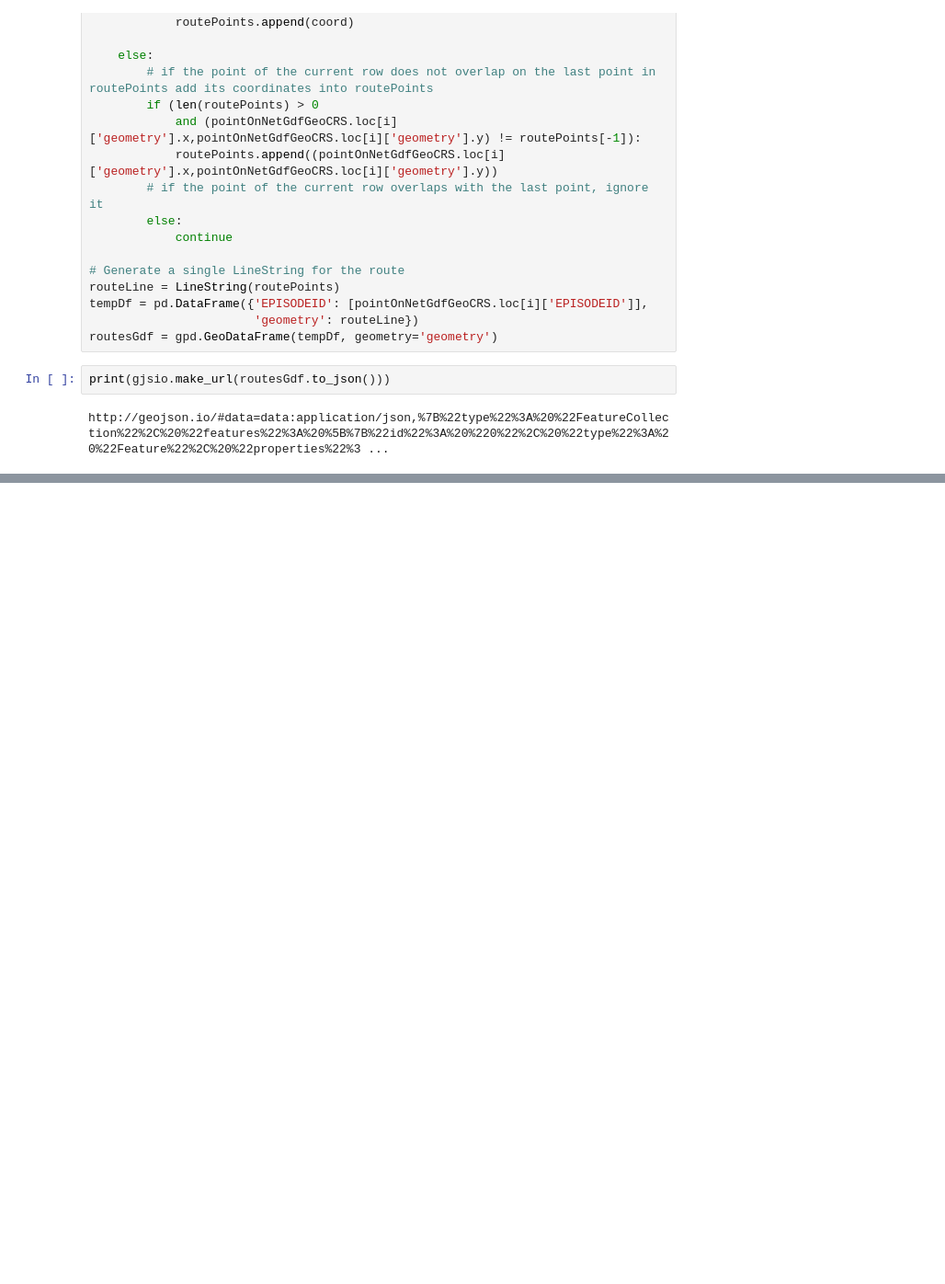
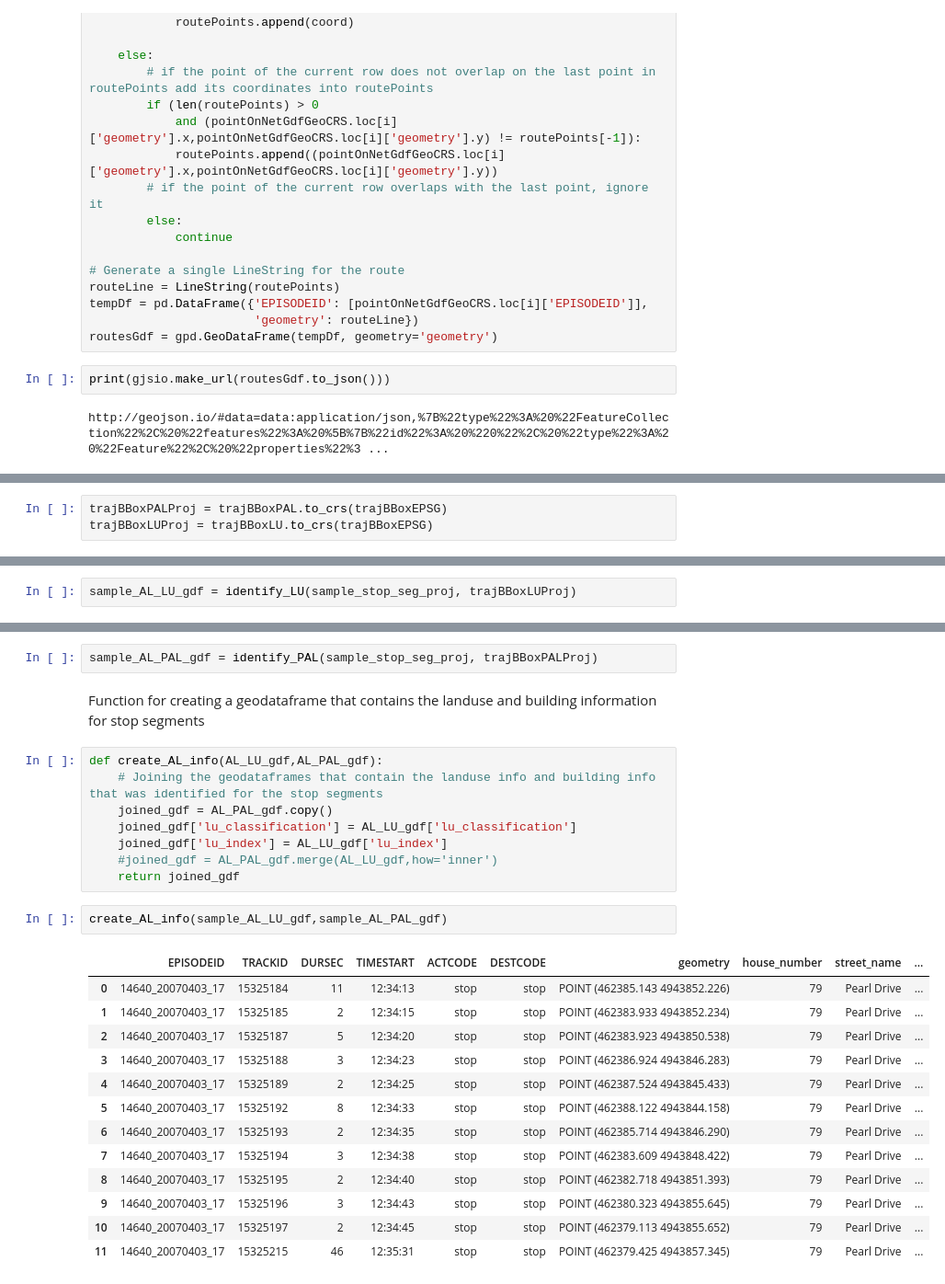
Before and after one commit to paezha/PyERT-BLACK, a Jupyter notebook: src/POC_Notebook/PyERT_poc.ipynb, the cells around one changed output, grey strips where cells are left out. Shown at 92% size. Drawn from its saved outputs; the diff is of its cells as text; blank space fills up the shorter version.

Commit message:
Updated POC jupyter notebook, added sample code for adding landuse and buildings info into stop segments

```diff
--- a/src/POC_Notebook/PyERT_poc.ipynb
+++ b/src/POC_Notebook/PyERT_poc.ipynb
@@ -836,0 +956,3 @@ http://geojson.io/#data=data:application/json,%7B%22type%22%3A%20%22FeatureColle
+# %%
+trajBBoxPALProj = trajBBoxPAL.to_crs(trajBBoxEPSG)
+trajBBoxLUProj = trajBBoxLU.to_crs(trajBBoxEPSG)
@@ -836,0 +1010,2 @@ http://geojson.io/#data=data:application/json,%7B%22type%22%3A%20%22FeatureColle
+# %%
+sample_AL_LU_gdf = identify_LU(sample_stop_seg_proj, trajBBoxLUProj)
@@ -836,0 +1092,28 @@ http://geojson.io/#data=data:application/json,%7B%22type%22%3A%20%22FeatureColle
+# %%
+sample_AL_PAL_gdf = identify_PAL(sample_stop_seg_proj, trajBBoxPALProj)
+# %% [markdown]
+Function for creating a geodataframe that contains the landuse and building information for stop segments
+# %%
+def create_AL_info(AL_LU_gdf,AL_PAL_gdf):
+    # Joining the geodataframes that contain the landuse info and building info that was identified for the stop segments
+    joined_gdf = AL_PAL_gdf.copy()
+    joined_gdf['lu_classification'] = AL_LU_gdf['lu_classification']
+    joined_gdf['lu_index'] = AL_LU_gdf['lu_index']
+    #joined_gdf = AL_PAL_gdf.merge(AL_LU_gdf,how='inner')
+    return joined_gdf
+# %%
+create_AL_info(sample_AL_LU_gdf,sample_AL_PAL_gdf)
+# %% [output]
+|  | EPISODEID | TRACKID | DURSEC | TIMESTART | ACTCODE | DESTCODE | geometry | house_number | street_name | ... |
+| 0 | 14640_20070403_17 | 15325184 | 11 | 12:34:13 | stop | stop | POINT (462385.143 4943852.226) | 79 | Pearl Drive | ... |
+| 1 | 14640_20070403_17 | 15325185 | 2 | 12:34:15 | stop | stop | POINT (462383.933 4943852.234) | 79 | Pearl Drive | ... |
+| 2 | 14640_20070403_17 | 15325187 | 5 | 12:34:20 | stop | stop | POINT (462383.923 4943850.538) | 79 | Pearl Drive | ... |
+| 3 | 14640_20070403_17 | 15325188 | 3 | 12:34:23 | stop | stop | POINT (462386.924 4943846.283) | 79 | Pearl Drive | ... |
+| 4 | 14640_20070403_17 | 15325189 | 2 | 12:34:25 | stop | stop | POINT (462387.524 4943845.433) | 79 | Pearl Drive | ... |
+| 5 | 14640_20070403_17 | 15325192 | 8 | 12:34:33 | stop | stop | POINT (462388.122 4943844.158) | 79 | Pearl Drive | ... |
+| 6 | 14640_20070403_17 | 15325193 | 2 | 12:34:35 | stop | stop | POINT (462385.714 4943846.290) | 79 | Pearl Drive | ... |
+| 7 | 14640_20070403_17 | 15325194 | 3 | 12:34:38 | stop | stop | POINT (462383.609 4943848.422) | 79 | Pearl Drive | ... |
+| 8 | 14640_20070403_17 | 15325195 | 2 | 12:34:40 | stop | stop | POINT (462382.718 4943851.393) | 79 | Pearl Drive | ... |
+| 9 | 14640_20070403_17 | 15325196 | 3 | 12:34:43 | stop | stop | POINT (462380.323 4943855.645) | 79 | Pearl Drive | ... |
+| 10 | 14640_20070403_17 | 15325197 | 2 | 12:34:45 | stop | stop | POINT (462379.113 4943855.652) | 79 | Pearl Drive | ... |
+| 11 | 14640_20070403_17 | 15325215 | 46 | 12:35:31 | stop | stop | POINT (462379.425 4943857.345) | 79 | Pearl Drive | ... |
```
Also changed, not shown: parts of 24 cells of this notebook.
